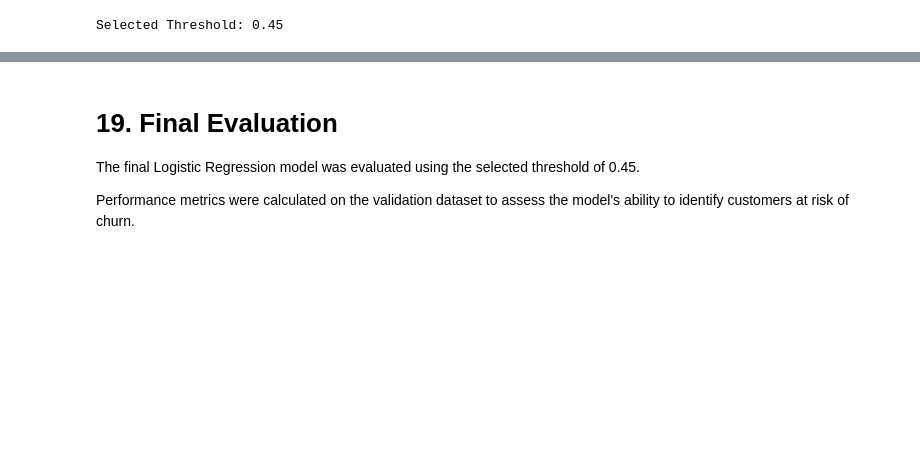
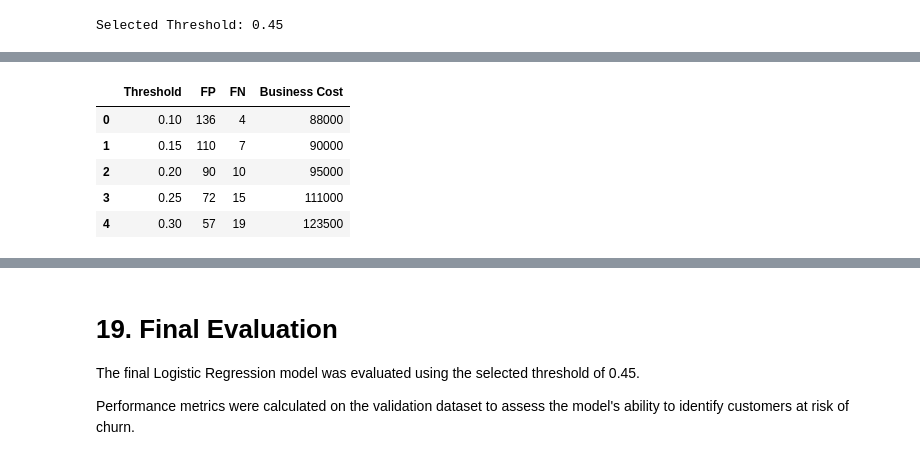
Before and after one commit to Deepika825325/part3-churn-prediction-model-card, a Jupyter notebook: churn_model.ipynb, the cells around one changed output, grey strips where cells are left out. Saved outputs shown, nothing was run; the diff lists cells and outputs as text; code cells hidden in the pictures; blank space fills up the shorter version.

```diff
--- a/churn_model.ipynb
+++ b/churn_model.ipynb
@@ -2536,0 +2648,41 @@ Selected Threshold: 0.45
+# %%
+cost_results = []
+
+for _, row in threshold_df.iterrows():
+
+    threshold = row["Threshold"]
+
+    preds = (
+        y_val_prob_lr >= threshold
+    ).astype(int)
+
+    tn, fp, fn, tp = confusion_matrix(
+        y_val,
+        preds
+    ).ravel()
+
+    total_cost = (
+        fp * 500
+        +
+        fn * 5000
+    )
+
+    cost_results.append({
+        "Threshold": threshold,
+        "FP": fp,
+        "FN": fn,
+        "Business Cost": total_cost
+    })
+
+cost_df = pd.DataFrame(cost_results)
+
+cost_df.sort_values(
+    "Business Cost"
+).head()
+# %% [output]
+|  | Threshold | FP | FN | Business Cost |
+| 0 | 0.10 | 136 | 4 | 88000 |
+| 1 | 0.15 | 110 | 7 | 90000 |
+| 2 | 0.20 | 90 | 10 | 95000 |
+| 3 | 0.25 | 72 | 15 | 111000 |
+| 4 | 0.30 | 57 | 19 | 123500 |
```
Also changed, not shown: parts of 20 cells of this notebook, 9 other files.
